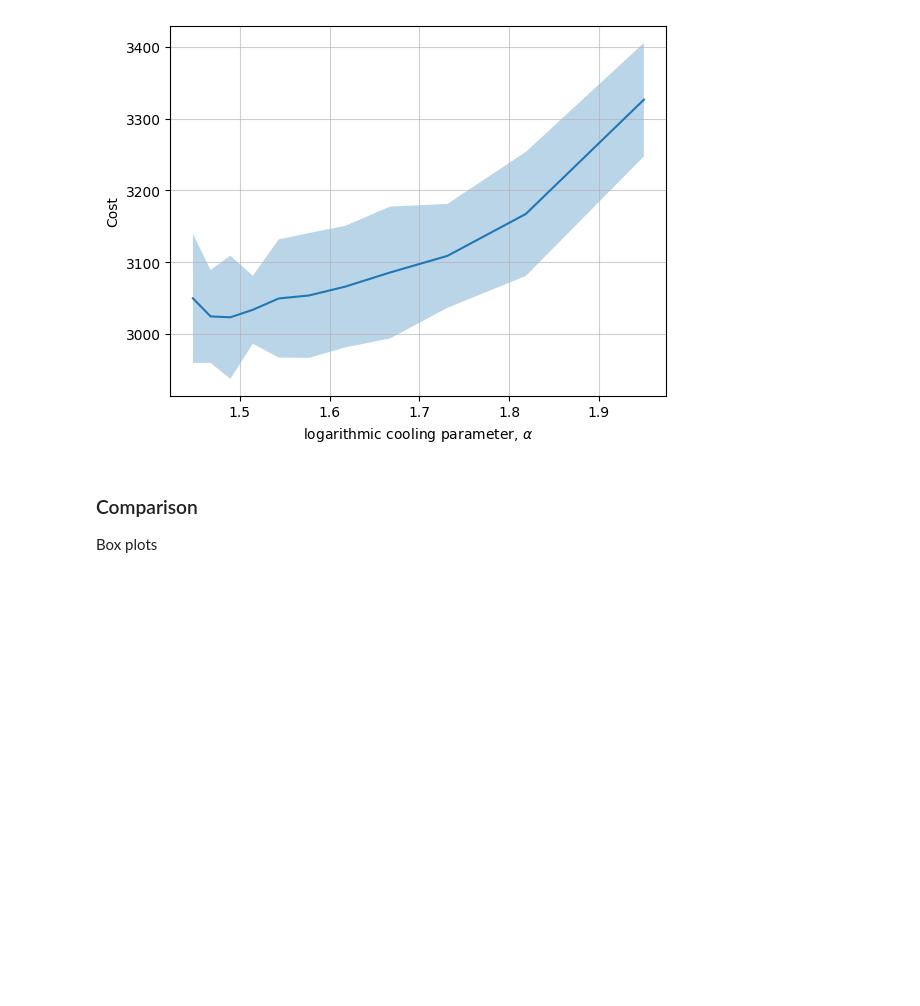
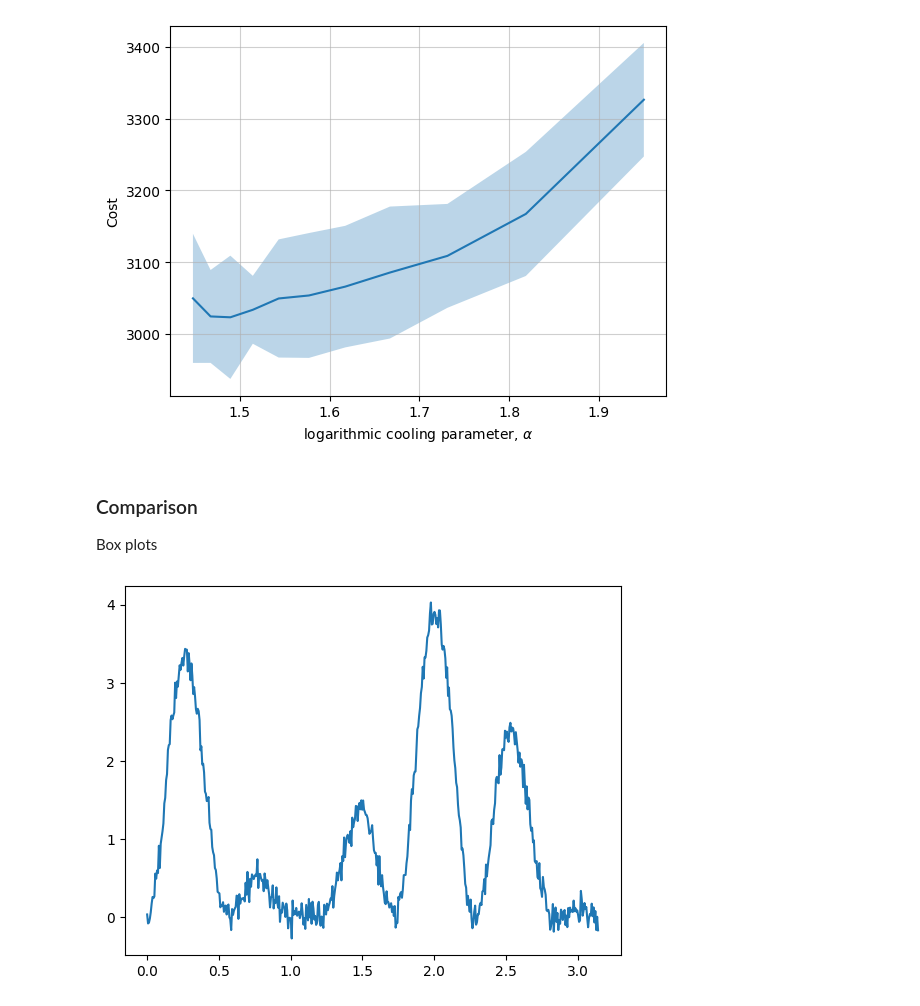
Before and after one commit to loonatick-src/stochastic-sim-3, a Jupyter notebook: cooling.ipynb, the cells around one changed output. Cells and saved outputs as stored; diff of their text form; code cells hidden in the pictures; blank space fills up the shorter version.

Commit message:
Boltzmann distribution plots

```diff
--- a/cooling.ipynb
+++ b/cooling.ipynb
@@ -478,0 +482,9 @@ else:
+# %%
+rng = first(generate_rngs(1))
+x = np.linspace(0,np.pi,500)
+y = ((np.sin(4*x) + np.sin(7*x)))**2 + rng.normal(loc = 0, scale = 0.1, size = 500)
+plt.grid(alpha = 0.6)
+plt.plot(x,y)
+plt.show()
+# %% [output]
+[figure, added]
```
Also changed, not shown: parts of 8 cells of this notebook.
